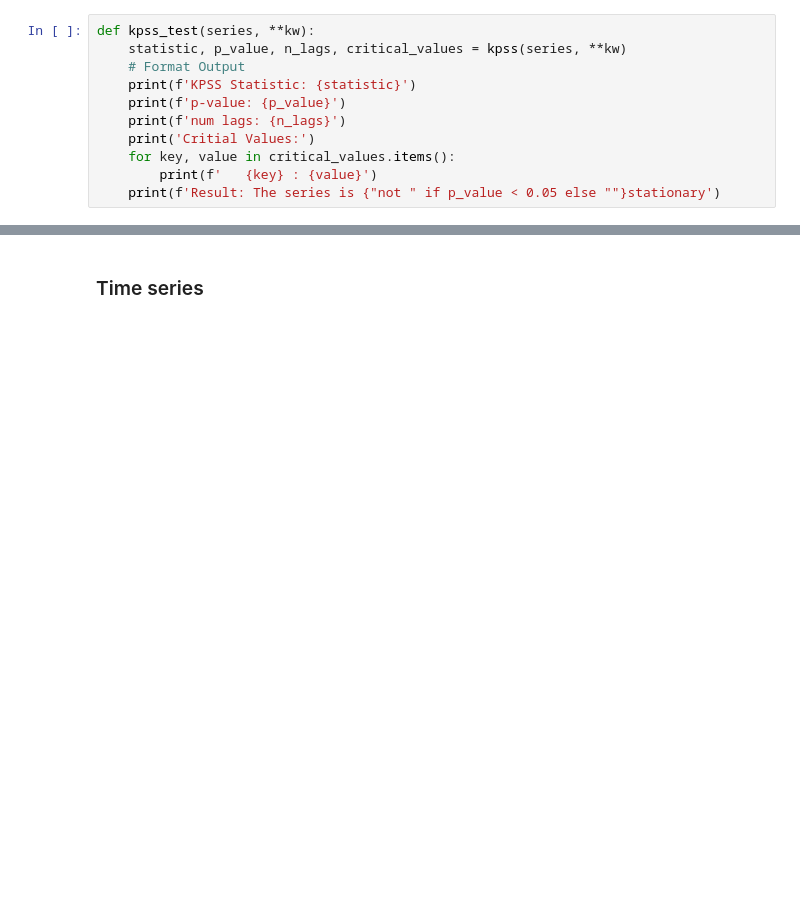
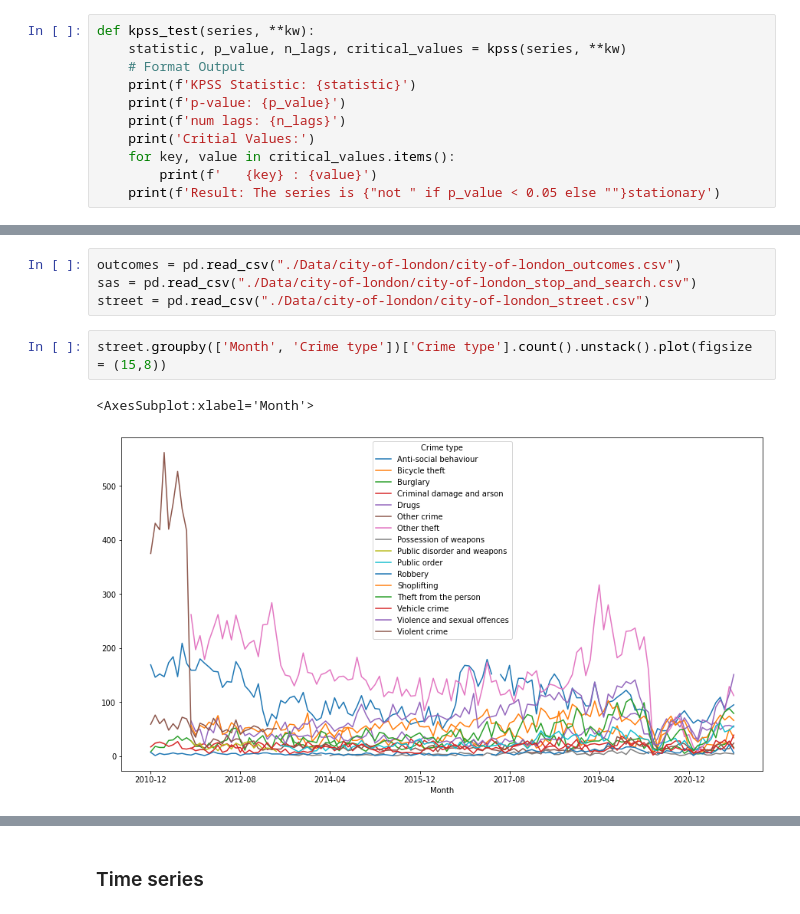
Before and after one commit to MoshaLangerak/Data_Challenge_2_Group_18, a Jupyter notebook: DC_2_FinalSubmit.ipynb, the cells around one changed output, grey strips where cells are left out. Drawn from its saved outputs; the diff is of its cells as text; blank space fills up the shorter version.

Commit message:
Included models + graphs

```diff
--- a/DC_2_FinalSubmit.ipynb
+++ b/DC_2_FinalSubmit.ipynb
@@ -313,0 +338,9 @@ NameError: name 'result' is not defined
+# %%
+outcomes = pd.read_csv("./Data/city-of-london/city-of-london_outcomes.csv")
+sas = pd.read_csv("./Data/city-of-london/city-of-london_stop_and_search.csv")
+street = pd.read_csv("./Data/city-of-london/city-of-london_street.csv")
+# %%
+street.groupby(['Month', 'Crime type'])['Crime type'].count().unstack().plot(figsize = (15,8))
+# %% [output]
+<AxesSubplot:xlabel='Month'>
+[figure, added]
```
Also changed, not shown: parts of 71 cells of this notebook, 1 other file.
